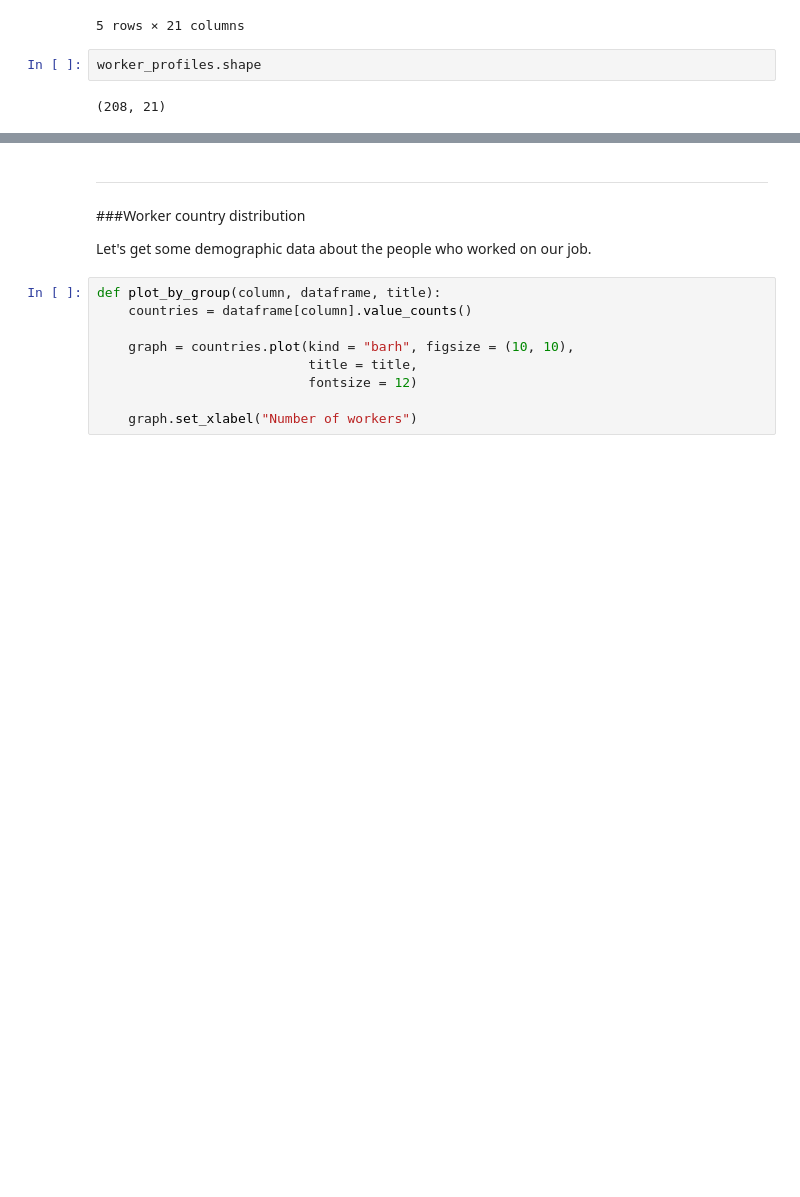
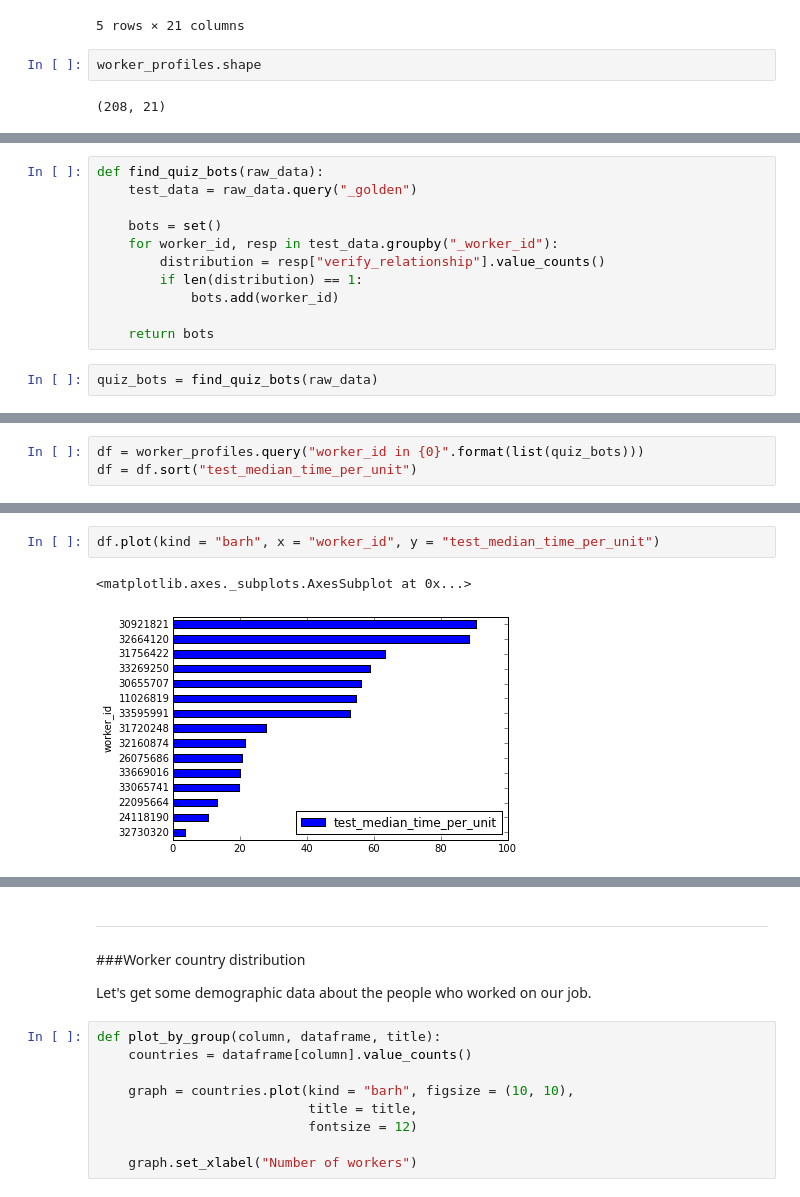
Before and after one commit to SuLab/crowd_cid_relex, a Jupyter notebook: crowd_only/job_758438_worker_analysis.ipynb, the cells around one changed output, grey strips where cells are left out. Saved outputs shown, nothing was run; the diff lists cells and outputs as text; blank space fills up the shorter version.

Commit message:
Added checking for robots who purposely try to fail the quiz for job 758438

```diff
--- a/crowd_only/job_758438_worker_analysis.ipynb
+++ b/crowd_only/job_758438_worker_analysis.ipynb
@@ -148,0 +155,13 @@ worker_profiles.shape
+# %%
+def find_quiz_bots(raw_data):
+    test_data = raw_data.query("_golden")
+
+    bots = set()
+    for worker_id, resp in test_data.groupby("_worker_id"):
+        distribution = resp["verify_relationship"].value_counts()
+        if len(distribution) == 1:
+            bots.add(worker_id)
+
+    return bots
+# %%
+quiz_bots = find_quiz_bots(raw_data)
@@ -148,0 +188,3 @@ worker_profiles.shape
+# %%
+df = worker_profiles.query("worker_id in {0}".format(list(quiz_bots)))
+df = df.sort("test_median_time_per_unit")
@@ -148,0 +223,5 @@ worker_profiles.shape
+# %%
+df.plot(kind = "barh", x = "worker_id", y = "test_median_time_per_unit")
+# %% [output]
+<matplotlib.axes._subplots.AxesSubplot at 0x...>
+[figure, added]
```
Also changed, not shown: parts of 9 cells of this notebook.
